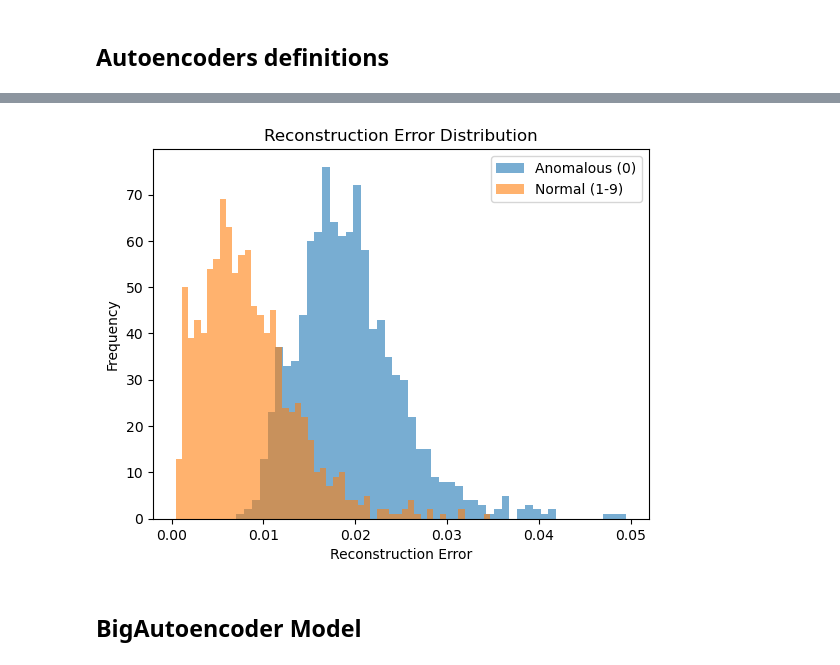
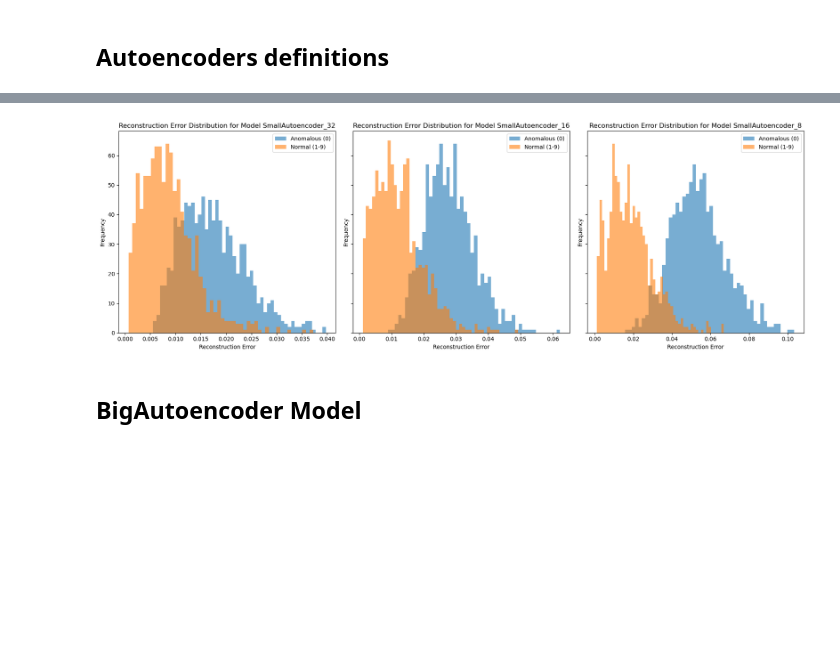
Before and after one commit to KacperPerz/snn_review, a Jupyter notebook: jupyters/mnist.ipynb, the cells around one changed output, grey strips where cells are left out. Saved outputs shown, nothing was run; the diff lists cells and outputs as text; code cells hidden in the pictures; blank space fills up the shorter version.

```diff
--- a/jupyters/mnist.ipynb
+++ b/jupyters/mnist.ipynb
@@ -369,10 +605,0 @@ for threshold in thresholds:
-# %%
-# Find the threshold with the highest F1 score
-best_threshold_index = torch.argmax(torch.tensor(f1_scores))
-best_threshold = thresholds[best_threshold_index]
-best_precision = precisions[best_threshold_index]
-best_recall = recalls[best_threshold_index]
-
-print(f'Best Threshold: {best_threshold:.4f}')
-print(f'Precision at Best Threshold: {best_precision:.4f}')
-print(f'Recall at Best Threshold: {best_recall:.4f}')
@@ -429,15 +649,23 @@ plt.show()
 # %%
-# Plot histogram of reconstruction errors
-plt.figure()
-plt.hist(all_predictions_np[sorted_labels_np == 0], bins=50, alpha=0.6, label="Anomalous (0)")
-plt.hist(all_predictions_np[sorted_labels_np != 0], bins=50, alpha=0.6, label="Normal (1-9)")
-plt.xlabel("Reconstruction Error")
-plt.ylabel("Frequency")
-plt.title("Reconstruction Error Distribution")
-plt.legend()
+fig, axes = plt.subplots(1, 3, figsize=(18, 6), sharey=True)
+
+for idx, model in enumerate(models):
+    # Convert predictions and labels to numpy arrays for plotting
+    all_predictions_np = all_predictions[idx].cpu().numpy()
+    sorted_labels_np = torch.tensor(sorted_labels[idx]).cpu().numpy()
+
+    # Plot the histogram
+    axes[idx].hist(all_predictions_np[sorted_labels_np == 0], bins=50, alpha=0.6, label="Anomalous (0)")
+    axes[idx].hist(all_predictions_np[sorted_labels_np != 0], bins=50, alpha=0.6, label="Normal (1-9)")
+    axes[idx].set_xlabel("Reconstruction Error")
+    axes[idx].set_ylabel("Frequency")
+    axes[idx].set_title(f"Reconstruction Error Distribution for Model {names[idx]}")
+    axes[idx].legend()
+
+plt.tight_layout()
 plt.show()
 # %% [output]
-[figure, old version]
+[figure, new version]
 # %%
 # # Function to calculate reconstruction loss
 # def calculate_reconstruction_loss(data, model):
```
Also changed, not shown: parts of 24 cells of this notebook.
